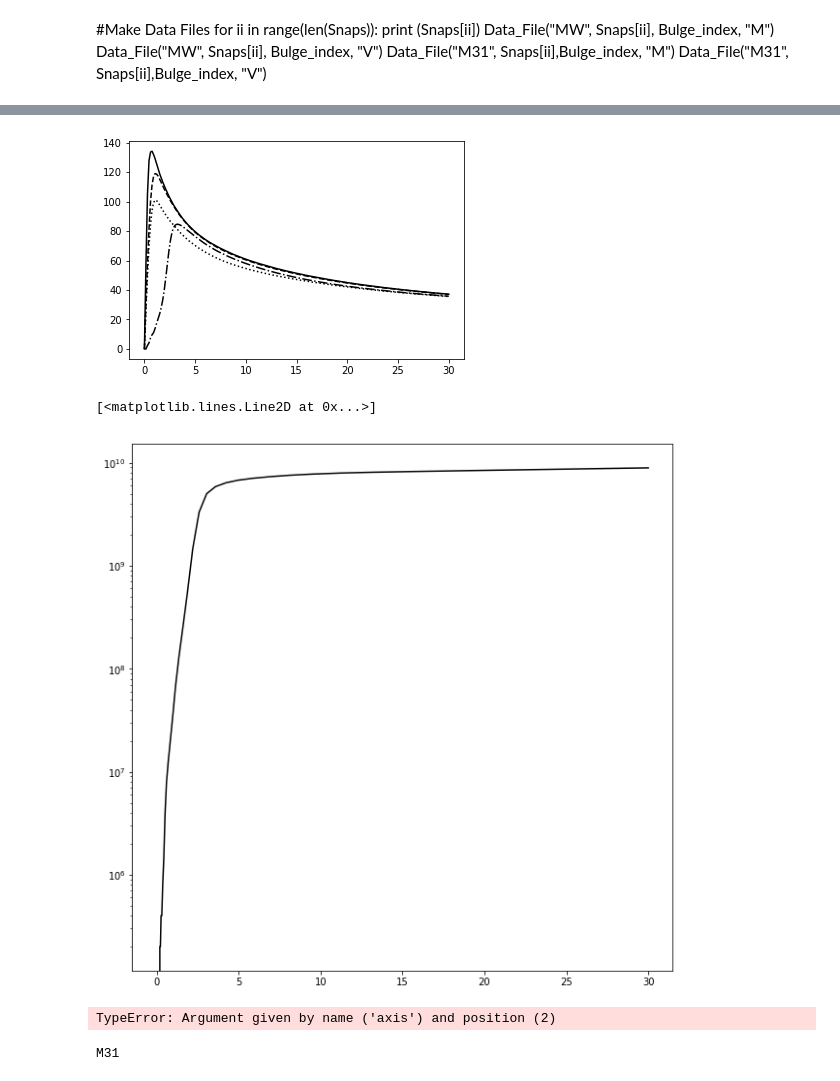
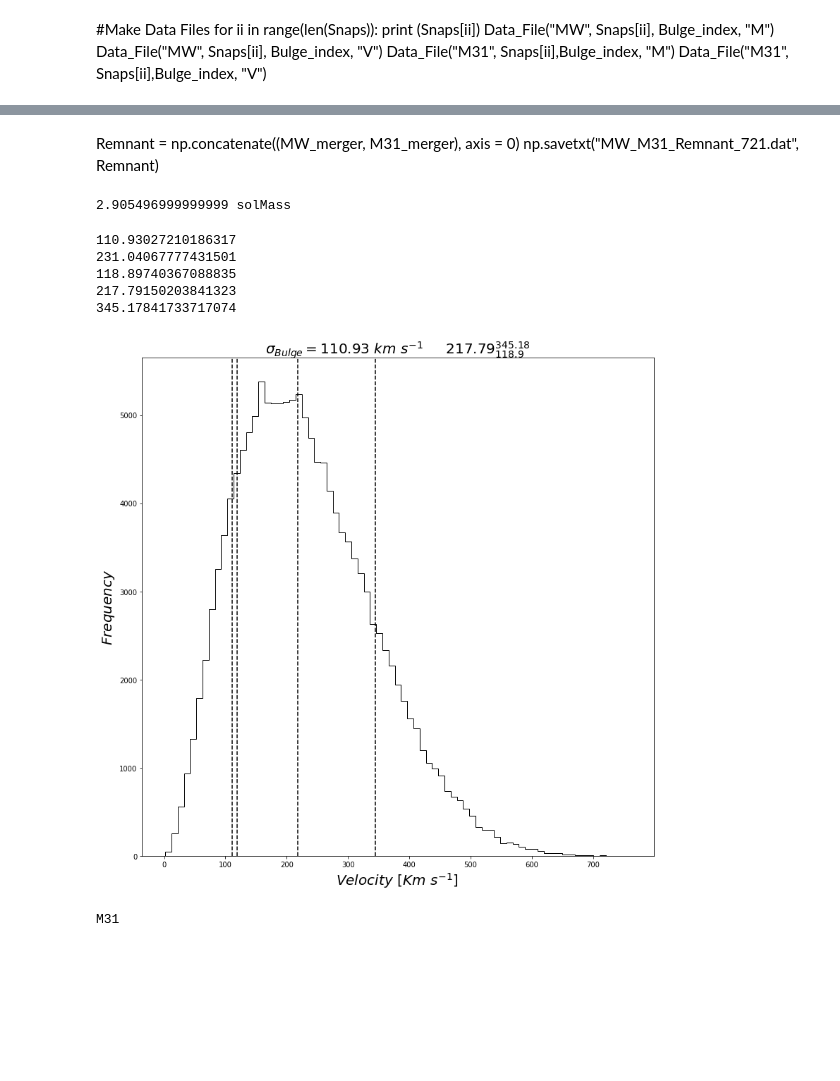
Before and after one commit to tbainesUA/ASTR400B_Baines, a Jupyter notebook: Programs/Project.ipynb, the cells around one changed output, grey strips where cells are left out. Saved outputs shown, nothing was run; the diff lists cells and outputs as text; code cells hidden in the pictures; blank space fills up the shorter version.

```diff
--- a/Programs/Project.ipynb
+++ b/Programs/Project.ipynb
@@ -154,9 +146,0 @@ plt.hist(Velocity_Merger, bins = 20)
-# %%
-for i in range(len(Snaps)):
-    MW = MassProfile("MW", Snaps[i])
-    MW_Velocity_Bulge = MW.CircularVelocity(Bulge_index, R_array)
-
-    plt.plot(R_array, MW_Velocity_Bulge, color = 'black', ls = ls[i], \
-                label = "$M_{Bulge}$ at time $\\tau$ = " + str(Snaps[i])+" Gyr")
-# %% [output]
-[figure, removed]
@@ -166,22 +147,54 @@ MW_Mass_Bulge = MW.MassEnclosed(Bulge_index, R_array)
-# %%
-#print (MW_Mass_Bulge)
-#print (R_array)
-File = np.concatenate((R_array, MW_Mass_Bulge), axis = 0).reshape(2,len(R_array)).T
-
-plt.figure(figsize=(10,10))
-plt.semilogy(File[:,0], File[:,1], 'k')
-#print (File)
-# %% [output]
-[<matplotlib.lines.Line2D at 0x...>]
-[figure, removed]
-# %%
-for jj in range(len(Snaps)):
-    MW = MassProfile("MW", Snaps[i])
-    MW_Mass_Bulge = MW.MassEnclosed(Bulge_index, R_array)
-    File = np.concatenate(R_array, MW_Mass_Bulge, axis = 0)
-    np.savetxt("MW_"+ str(Snaps[i]), File)
-# %% [output]
-TypeError: Argument given by name ('axis') and position (2)
+# %% [markdown]
+Remnant = np.concatenate((MW_merger, M31_merger), axis = 0)
+np.savetxt("MW_M31_Remnant_721.dat", Remnant)
+# %%
+MW_M31_REMNANT_COM = CenterOfMass("MW_M31_Remnant_721",3)
+# %%
+Remnant_Total = MW_M31_REMNANT_COM.total_mass()
+
+print(Remnant_Total/1e10)
+# %% [output]
+2.905496999999999 solMass
+# %%
+Remnant_COMP = MW_M31_REMNANT_COM.COM_P(0.1, 4.0)
+Remnant_COMV = MW_M31_REMNANT_COM.COM_V(Remnant_COMP[0],Remnant_COMP[1],Remnant_COMP[2])
+# %%
+xR = MW_M31_REMNANT_COM.x - float(Remnant_COMP[0])
+yR = MW_M31_REMNANT_COM.y - float(Remnant_COMP[1])
+zR = MW_M31_REMNANT_COM.z - float(Remnant_COMP[2])
+
+vxR = MW_M31_REMNANT_COM.vx - float(Remnant_COMV[0])
+vyR = MW_M31_REMNANT_COM.vy - float(Remnant_COMV[1])
+vzR = MW_M31_REMNANT_COM.vz - float(Remnant_COMV[2])
+
+#index = np.where(abs(vxR) <= 400)
+# %%
+v_mag = np.sqrt(vxR**2 + vyR**2 + vzR**2)
+uncertainty = "$"+str(np.round(np.percentile(v_mag, 50),2))+"_{"+str(np.round(np.percentile(v_mag, 16),2))+"}^{"+str(np.round(np.percentile(v_mag, 84),2))+"}$"
+std = np.std(v_mag)
+fig1 = plt.figure(figsize=(13,13))
+plt.title("$\sigma_{Bulge}=$"+str(np.round(std,2))+" $km$ $s^{-1}$     "+uncertainty, fontsize = 20)
+plt.xlabel("$Velocity$ [$Km$ $s^{-1}$] ", fontsize = 20)
+plt.ylabel("$Frequency$", fontsize = 20)
+plt.hist(v_mag, bins = 75, color = 'black', histtype="step")
+plt.axvline(np.percentile(v_mag, 16), color = 'black', ls = '--')
+plt.axvline(np.percentile(v_mag, 50), color = 'black', ls = '--')
+plt.axvline(np.percentile(v_mag, 84), color = 'black', ls = '--')
+plt.axvline(110.93, color = 'black', ls = '--')
+
+std = np.std(v_mag)
+print (std)
+print (np.mean(v_mag))
+print (np.percentile(v_mag, 16))
+print (np.percentile(v_mag, 50))
+print (np.percentile(v_mag, 84))
+# %% [output]
+110.93027210186317
+231.04067777431501
+118.89740367088835
+217.79150203841323
+345.17841733717074
+[figure, added]
 # %%
 # Determine Re: The Half Mass Radius
 def HalfMassRadius(Bmass,R,tot):
```
Also changed, not shown: parts of 10 cells of this notebook.
